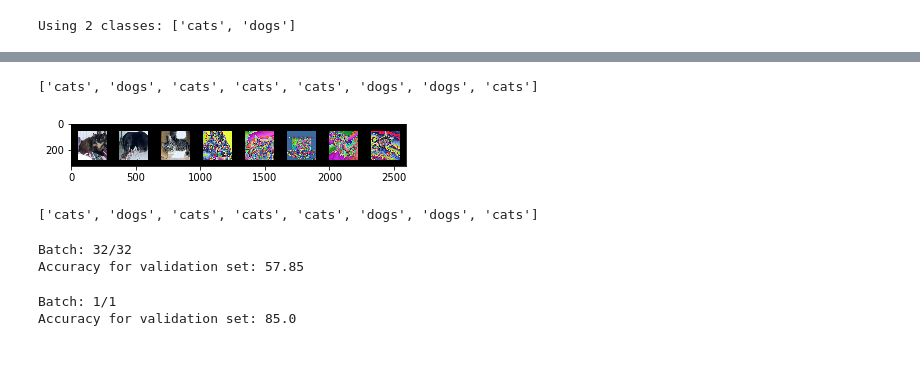
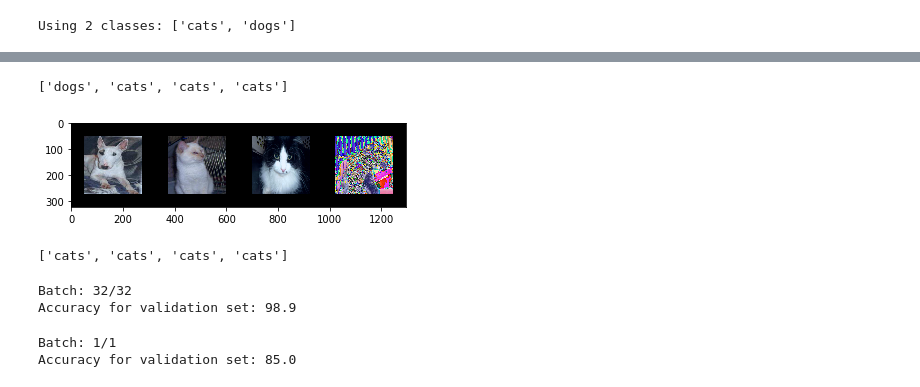
Before and after one commit to recastrodiaz/courses, a Jupyter notebook: deeplearning1/nbs/lesson1-pytorch-resnet-50.ipynb, the cells around one changed output, grey strips where cells are left out. Saved outputs shown, nothing was run; the diff lists cells and outputs as text; code cells hidden in the pictures; blank space fills up the shorter version.

```diff
--- a/deeplearning1/nbs/lesson1-pytorch-resnet-50.ipynb
+++ b/deeplearning1/nbs/lesson1-pytorch-resnet-50.ipynb
@@ -120 +124,7 @@ accuracy: 97.93%        loss: 0.0553    time: 1017ms
 ################################################################################
+# %%
+optimizer = optim.SGD(model.fc.parameters(), lr=1e-3, momentum=0.9)
+t = getTrainer()
+epochs = 1
+model.train()
+t.run(epochs)
@@ -147,23 +175,24 @@ def get_prediction_classes_strings(classes, predictions):
     return get_classes_strings(classes, get_prediction_classes_ids(predictions))
 # %%
 # display a sample set of images and their labels
-loader, folder = get_data_loader(valdir, batch_size = 8)
+loader, folder = get_data_loader(valdir, batch_size = 4)
 images, labels = next(iter(loader))
 show(make_grid(get_images_to_plot(images), padding=100))
 labels_string = get_classes_strings(classes, labels.numpy())
 print(labels_string)
 # %% [output]
-['cats', 'dogs', 'cats', 'cats', 'cats', 'dogs', 'dogs', 'cats']
+['dogs', 'cats', 'cats', 'cats']
-[figure, old version]
+[figure, new version]
 # %%
 # display the predictons for the images above
 if use_cuda:
     images = images.cuda()
+model.eval()
 predictions = model(Variable(images))
 predictions_string = get_prediction_classes_strings(classes, predictions)
 print(predictions_string)
 # %% [output]
-['cats', 'dogs', 'cats', 'cats', 'cats', 'dogs', 'dogs', 'cats']
+['cats', 'cats', 'cats', 'cats']
 # %%
 import sys
 
@@ -234,8 +263,9 @@ def get_all_predictions(loader):
         return all_predictions
     return append_predictions
 # %%
+model.eval()
 print('Accuracy for validation set: {}'.format(get_accuracy(val_loader)))
 # %% [output]
 Batch: 32/32
-Accuracy for validation set: 57.85
+Accuracy for validation set: 98.9
 # %%
```
Also changed, not shown: parts of 7 cells of this notebook.
